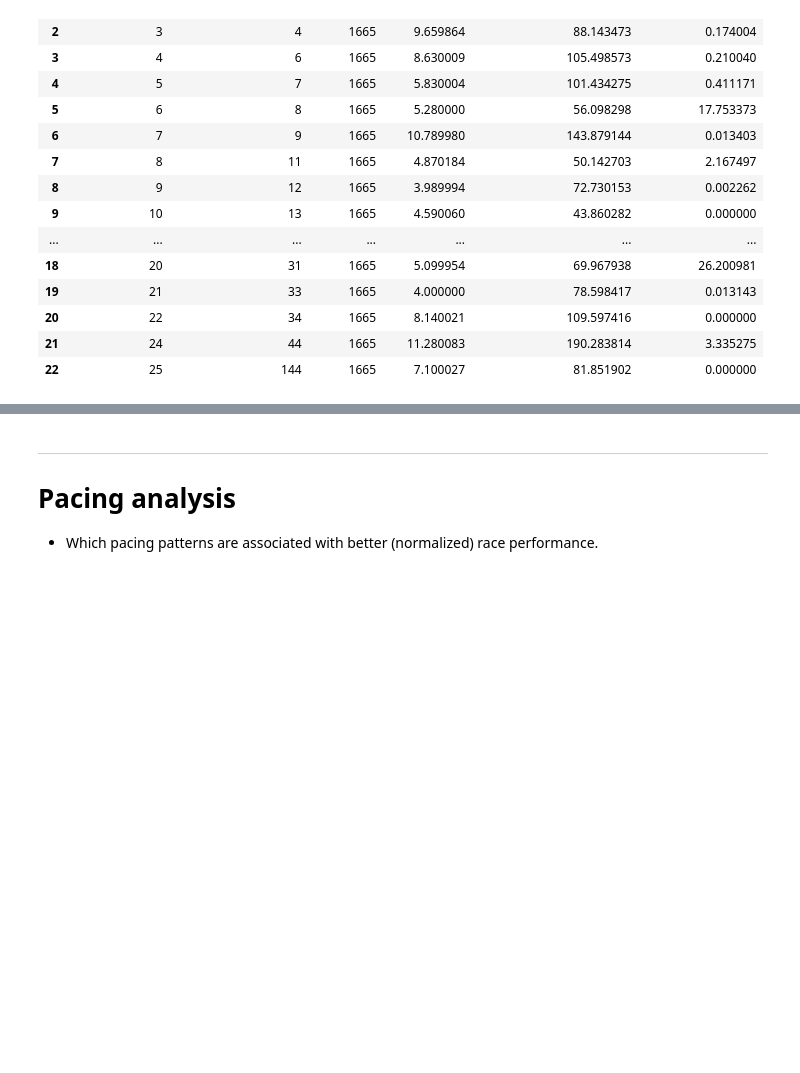
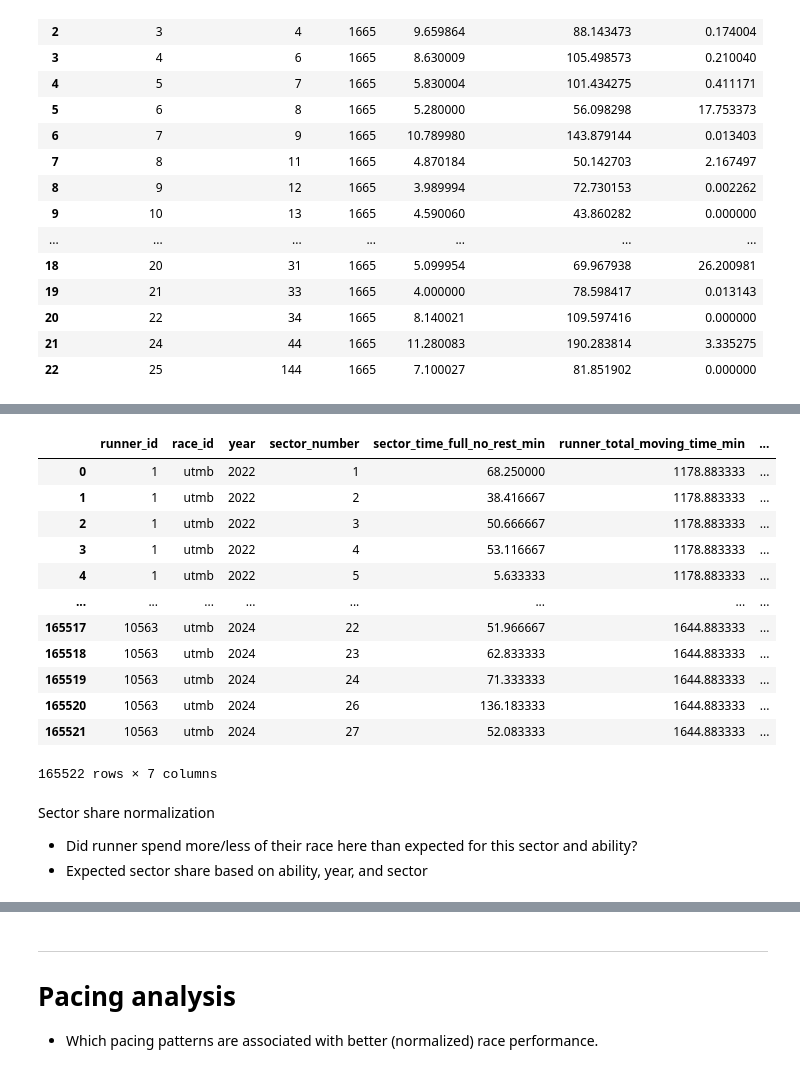
Before and after one commit to 1312Bravo/Path-To-UTMB, a Jupyter notebook: pacing_strategy/pacing_strategy_analysis.ipynb, the cells around one changed output, grey strips where cells are left out. Drawn from its saved outputs; the diff is of its cells as text; code cells hidden in the pictures; blank space fills up the shorter version.

```diff
--- a/pacing_strategy/pacing_strategy_analysis.ipynb
+++ b/pacing_strategy/pacing_strategy_analysis.ipynb
@@ -875,0 +1089,30 @@ assert np.isclose(
+# %%
+# Remove runners where movement-sector timing is still incomplete
+incomplete_runner_ids = (
+    pacing_analysis_df
+    .loc[lambda df: df["sector_time_full_no_rest_min"].isna(), "runner_id"]
+    .unique()
+)
+
+pacing_analysis_df = (
+    pacing_analysis_df
+    .loc[lambda df: ~df["runner_id"].isin(incomplete_runner_ids)]
+    .reset_index(drop = True)
+)
+# %%
+# Recalculate sector shares and total moving time after imputation
+
+pacing_analysis_df = (
+    pacing_analysis_df
+    .assign(
+        # Total moving time for each runner
+        runner_total_moving_time_min = lambda df: (
+            df.groupby("runner_id")["sector_time_full_no_rest_min"].transform("sum")
+        ),
+
+        # Runner-relative sector allocation
+        runner_sector_time_share = lambda df: (
+            df["sector_time_full_no_rest_min"] / df["runner_total_moving_time_min"]
+        ),
+    )
+)
@@ -875,0 +1139,31 @@ assert np.isclose(
+# %%
+# Sector time/share normalization data
+display(
+    pacing_analysis_df[[
+            "runner_id",
+            "race_id",
+            "year",
+            "sector_number",
+            "sector_time_full_no_rest_min",
+            "runner_total_moving_time_min",
+            "runner_sector_time_share",
+    ]]
+)
+# %% [output]
+|  | runner_id | race_id | year | sector_number | sector_time_full_no_rest_min | runner_total_moving_time_min | ... |
+| 0 | 1 | utmb | 2022 | 1 | 68.250000 | 1178.883333 | ... |
+| 1 | 1 | utmb | 2022 | 2 | 38.416667 | 1178.883333 | ... |
+| 2 | 1 | utmb | 2022 | 3 | 50.666667 | 1178.883333 | ... |
+| 3 | 1 | utmb | 2022 | 4 | 53.116667 | 1178.883333 | ... |
+| 4 | 1 | utmb | 2022 | 5 | 5.633333 | 1178.883333 | ... |
+| ... | ... | ... | ... | ... | ... | ... | ... |
+| 165517 | 10563 | utmb | 2024 | 22 | 51.966667 | 1644.883333 | ... |
+| 165518 | 10563 | utmb | 2024 | 23 | 62.833333 | 1644.883333 | ... |
+| 165519 | 10563 | utmb | 2024 | 24 | 71.333333 | 1644.883333 | ... |
+| 165520 | 10563 | utmb | 2024 | 26 | 136.183333 | 1644.883333 | ... |
+| 165521 | 10563 | utmb | 2024 | 27 | 52.083333 | 1644.883333 | ... |
+165522 rows × 7 columns
+# %% [markdown]
+Sector share normalization
+- Did runner spend more/less of their race here than expected for this sector and ability?
+- Expected sector share based on ability, year, and sector
```
Also changed, not shown: parts of 19 cells of this notebook.
